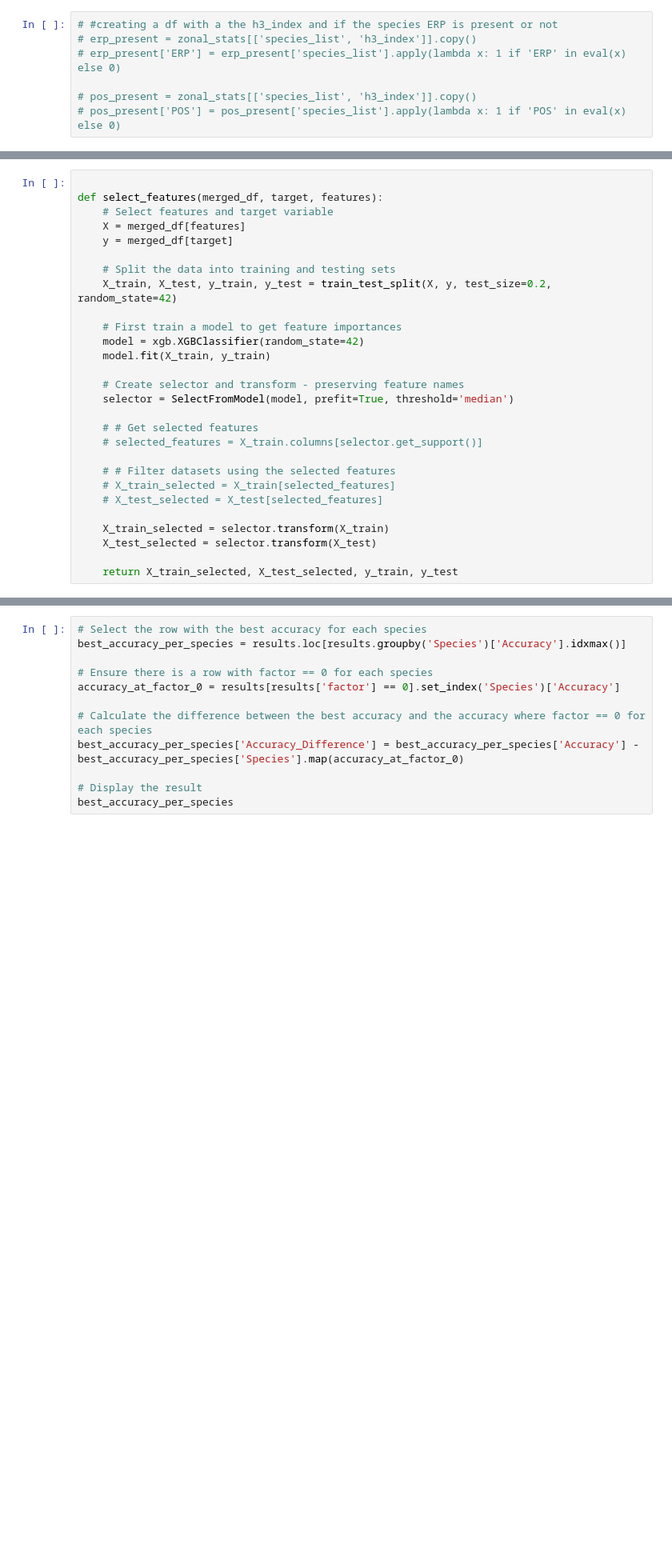
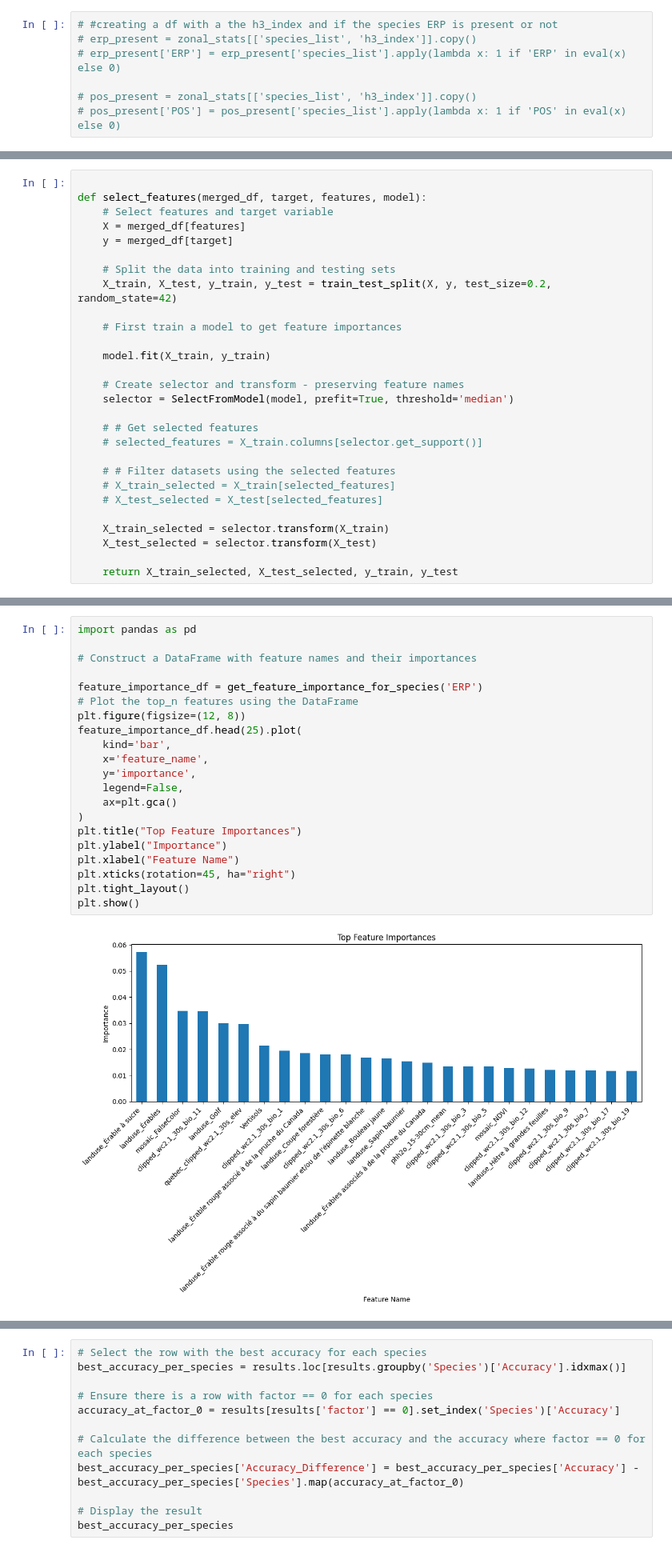
Before and after one commit to alexisbrouillette/species-dist, a Jupyter notebook: notebooks/POE.ipynb, the cells around one changed output, grey strips where cells are left out. Shown at 80% size. Cells and saved outputs as stored; diff of their text form; blank space fills up the shorter version.

```diff
--- a/notebooks/POE.ipynb
+++ b/notebooks/POE.ipynb
@@ -1145,7 +1052,7 @@ def merge_data_inputs(df, location_zonal_stats, cat_location_zonal_stats, area_z
     return merged_df
 # %%
 
-def select_features(merged_df, target, features):
+def select_features(merged_df, target, features, model):
     # Select features and target variable
     X = merged_df[features]
     y = merged_df[target]
@@ -1154,7 +1061,7 @@ def select_features(merged_df, target, features):
     X_train, X_test, y_train, y_test = train_test_split(X, y, test_size=0.2, random_state=42)
 
     # First train a model to get feature importances
-    model = xgb.XGBClassifier(random_state=42)
+
     model.fit(X_train, y_train)
 
     # Create selector and transform - preserving feature names
@@ -1186,0 +1135,23 @@ Text(0.5, 1.0, 'Feature importances')
+# %%
+import pandas as pd
+
+# Construct a DataFrame with feature names and their importances
+
+feature_importance_df = get_feature_importance_for_species('ERP')
+# Plot the top_n features using the DataFrame
+plt.figure(figsize=(12, 8))
+feature_importance_df.head(25).plot(
+    kind='bar',
+    x='feature_name',
+    y='importance',
+    legend=False,
+    ax=plt.gca()
+)
+plt.title("Top Feature Importances")
+plt.ylabel("Importance")
+plt.xlabel("Feature Name")
+plt.xticks(rotation=45, ha="right")
+plt.tight_layout()
+plt.show()
+# %% [output]
+[figure, added]
```
Also changed, not shown: parts of 109 cells of this notebook.
